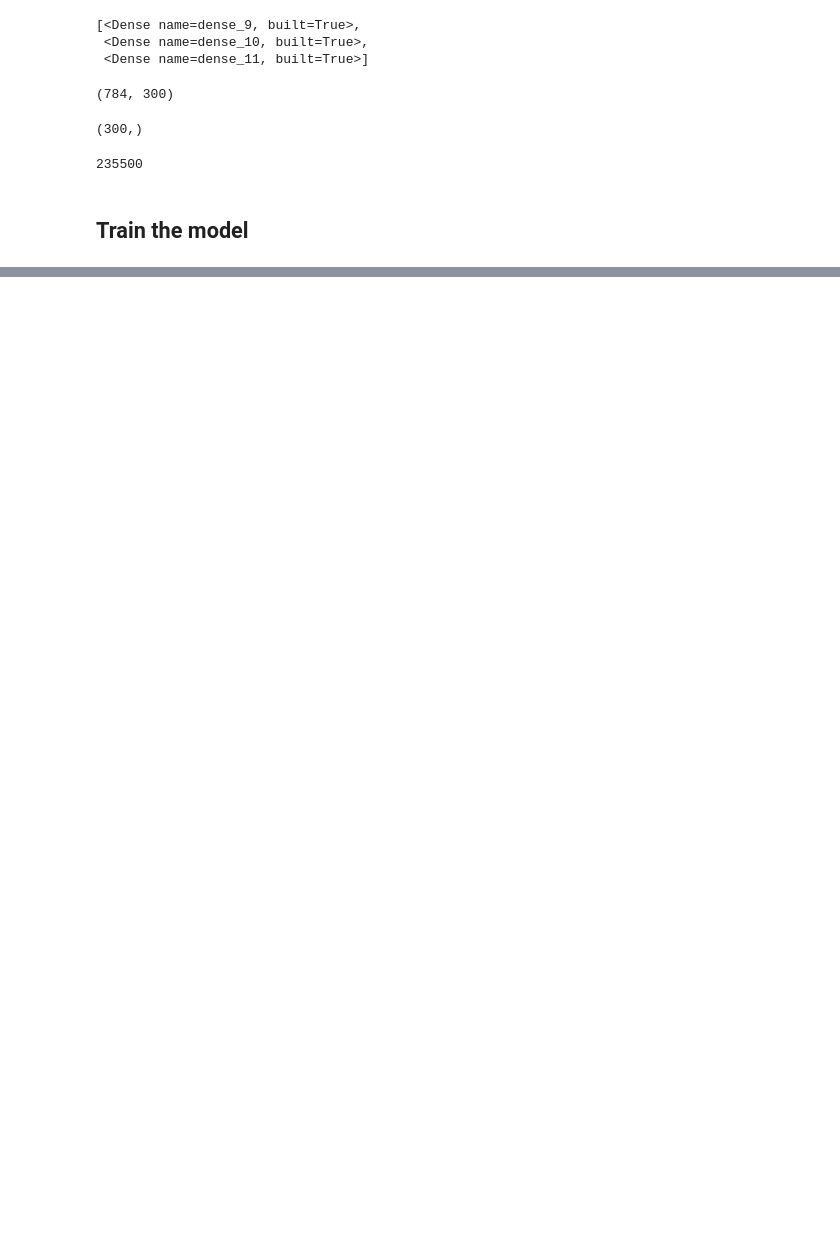
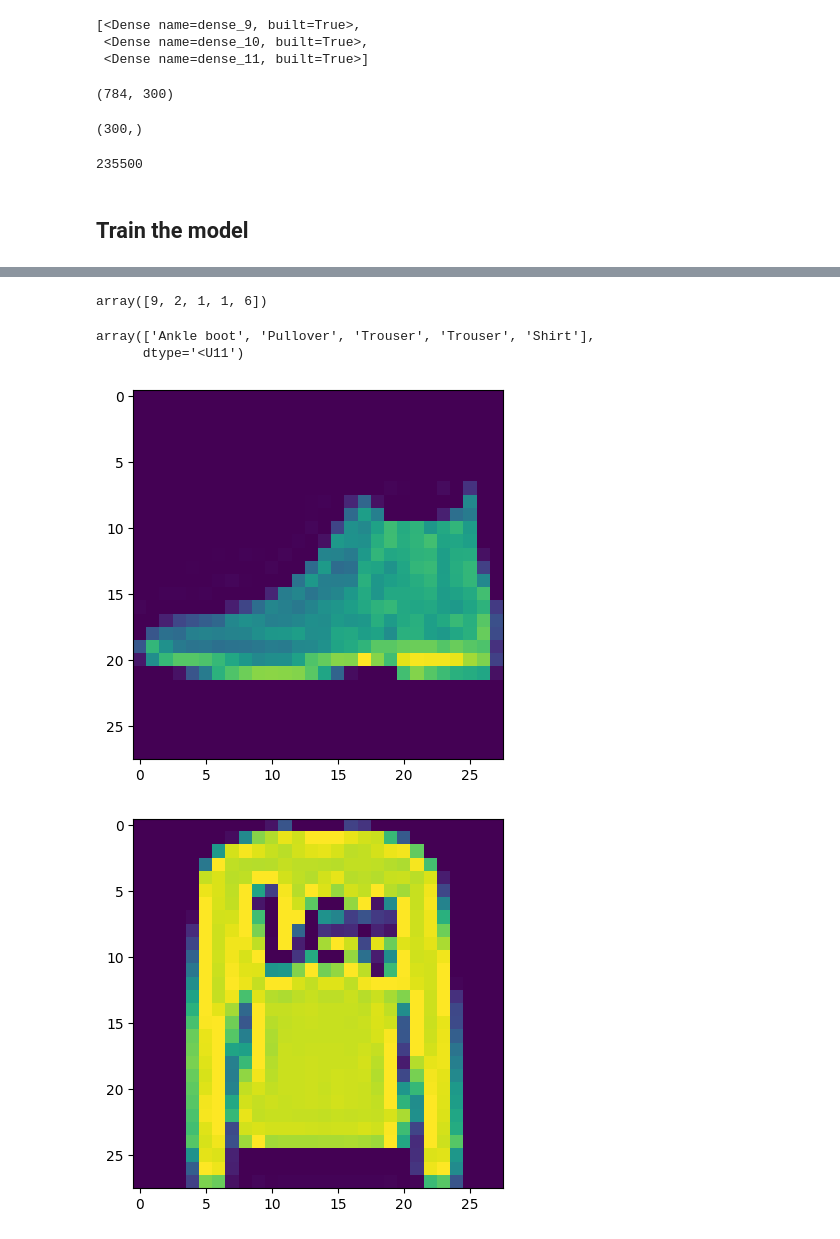
Before and after one commit to raeez21/SingleLayerPerceptrons, a Jupyter notebook: MLP_Keras.ipynb, the cells around one changed output, grey strips where cells are left out. Cells and saved outputs as stored; diff of their text form; code cells hidden in the pictures; blank space fills up the shorter version.

```diff
--- a/MLP_Keras.ipynb
+++ b/MLP_Keras.ipynb
@@ -45,6 +45,8 @@ array([[[0, 0, 0, ..., 0, 0, 0],
 #Make a validation set
 X_valid, X_train = X_train_full[:5000]/255.0, X_train_full[5000:]/255.0
 y_valid, y_train = Y_train_full[:5000], Y_train_full[5000:]
+# %%
+X_test = X_test/255.0
 # %%
 X_train.shape
 # %% [output]
@@ -141,0 +214,2 @@ model.compile(loss='sparse_categorical_crossentropy',
+# %%
+X_new = X_test[:5]
@@ -141,0 +233,16 @@ model.compile(loss='sparse_categorical_crossentropy',
+# %%
+y_pred
+# %% [output]
+array([9, 2, 1, 1, 6])
+# %%
+np.array(class_names)[y_pred]
+# %% [output]
+array(['Ankle boot', 'Pullover', 'Trouser', 'Trouser', 'Shirt'],
+      dtype='<U11')
+# %%
+for i in X_new:
+    plt.imshow(i)
+    plt.show()
+# %% [output]
+[figure, added]
+[figure, added]
```
Also changed, not shown: parts of 19 cells of this notebook.
